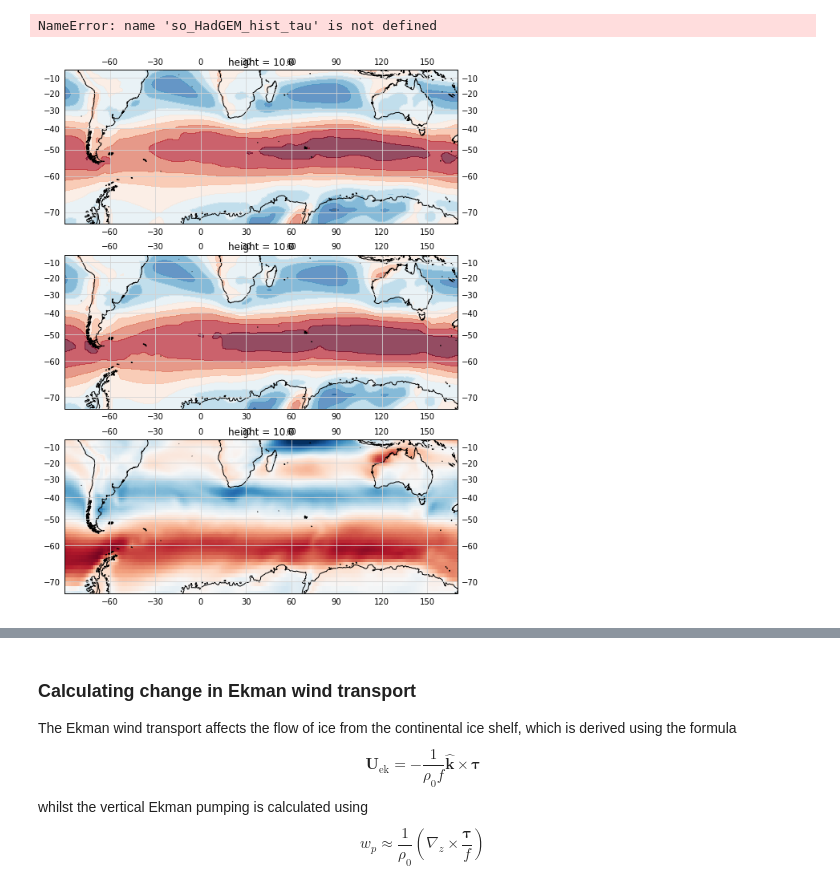
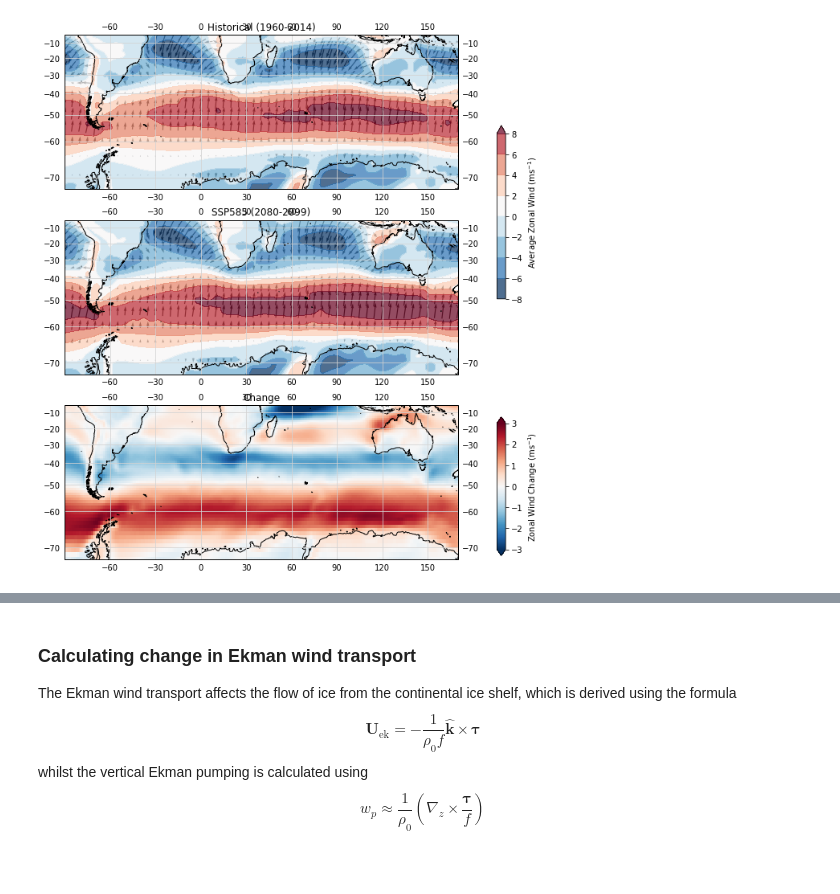
Before and after one commit to nvogtvincent/project09, a Jupyter notebook: notebooks/southern_wind.ipynb, the cells around one changed output, grey strips where cells are left out. Drawn from its saved outputs; the diff is of its cells as text; code cells hidden in the pictures.

```diff
--- a/notebooks/southern_wind.ipynb
+++ b/notebooks/southern_wind.ipynb
@@ -88,7 +88,7 @@ maxlon = 170
 minlat = -85
 maxlat = 0
 bounds = [minlon, maxlon, minlat, maxlat]
-months = [11,12,1,2,3,4]
+months = [11,12,1,2,3]
 # %%
 so_HadGEM_cont       = sel_southern_ocean(month_avg_timeframe(ds_HadGEM_cont, 1960, 2019), months, bounds)
 so_HadGEM_hist       = sel_southern_ocean(month_avg_timeframe(ds_HadGEM_hist, 1960, 2019), months, bounds)
@@ -111,40 +113,39 @@ for ax in [ax1,ax2,ax3]:
     ax.coastlines(resolution='50m', color='k')
     ax.add_feature(cf.NaturalEarthFeature('physical', 'land', '50m', edgecolor='face', facecolor='white'), zorder=0)
     gl = ax.gridlines(color='lightgrey', linestyle='-', draw_labels=True)
-    gl.top_labels = False
-    gl.right_labels = False
+    #gl.left_labels = True
+    #gl.right_labels = False
 
 cont_kwarg = dict(x='lon', y='lat', add_colorbar=False, transform=ccrs.PlateCarree(), cmap='RdBu_r', vmin=-8, vmax=8, levels=9, alpha=0.7, zorder=1)
 mesh_kwarg = dict(x='lon', y='lat', add_colorbar=False, transform=ccrs.PlateCarree(), cmap='RdBu_r', center=0, vmax=3)
 quiv_kwarg = dict(transform=ccrs.PlateCarree(), pivot='middle', color='k', alpha=0.8, scale=50, zorder=-1)
 
 p1 = so_HadGEM_hist.uas.plot.contourf(ax=ax1, **cont_kwarg)
 p2 = so_HadGEM_ssp585.uas.plot.contourf(ax=ax2, **cont_kwarg)
 p3 = (so_HadGEM_ssp585-so_HadGEM_hist).uas.plot.pcolormesh(ax=ax3, **mesh_kwarg)
 q = ax1.quiver(so_HadGEM_hist_tau.lon[::5], so_HadGEM_hist_tau.lat[::5],
            so_HadGEM_hist_tau.uek.values[::5,::5], so_HadGEM_hist_tau.vek.values[::5,::5], **quiv_kwarg)
 ax2.quiver(so_HadGEM_ssp585_tau.lon[::5], so_HadGEM_ssp585_tau.lat[::5],
            so_HadGEM_ssp585_tau.uek.values[::5,::5], so_HadGEM_ssp585_tau.vek.values[::5,::5], **quiv_kwarg)
 #qk = ax1.quiverkey(q, 0.1, 0.9, 10, 'velocity (30 m s$^{-1}$)', labelpos='E', transform=ccrs.PlateCarree(), zorder=3,
 #                  fontproperties={'weight': 'bold'})
 #qk.text.set_backgroundcolor('w')
 
 ax1.set_title('Historical (1960-2014)')
 ax2.set_title('SSP585 (2080-2099)')
 ax3.set_title('Change')
 
 ax_cb = plt.axes([0.92, 0.5, 0.015, 0.25])
 ax_cb2 = plt.axes([0.92, 0.13, 0.015, 0.2])
 cb = plt.colorbar(p1,cax=ax_cb, orientation='vertical')
 cb2 = plt.colorbar(p3,cax=ax_cb2, orientation='vertical', extend='both')
 cb.ax.set_ylabel(r'Average Zonal Wind (ms$^{-1})$')
 cb2.ax.set_ylabel(r'Zonal Wind Change (ms$^{-1})$')
 #ax.set_suptitle('Southern Ocean Surface Wind: November-April')
 plt.savefig('southern_ocean_zonal_change.png')
 plt.show()
 # %% [output]
-NameError: name 'so_HadGEM_hist_tau' is not defined
-[figure, old version]
+[figure, new version]
 # %%
 cont_kwargs = dict(x='lon', y='lat', add_colorbar=False, transform=ccrs.PlateCarree(), cmap='RdBu_r', vmin=-8, vmax=8, levels=9)
 
```
Also changed, not shown: parts of 4 cells of this notebook.
